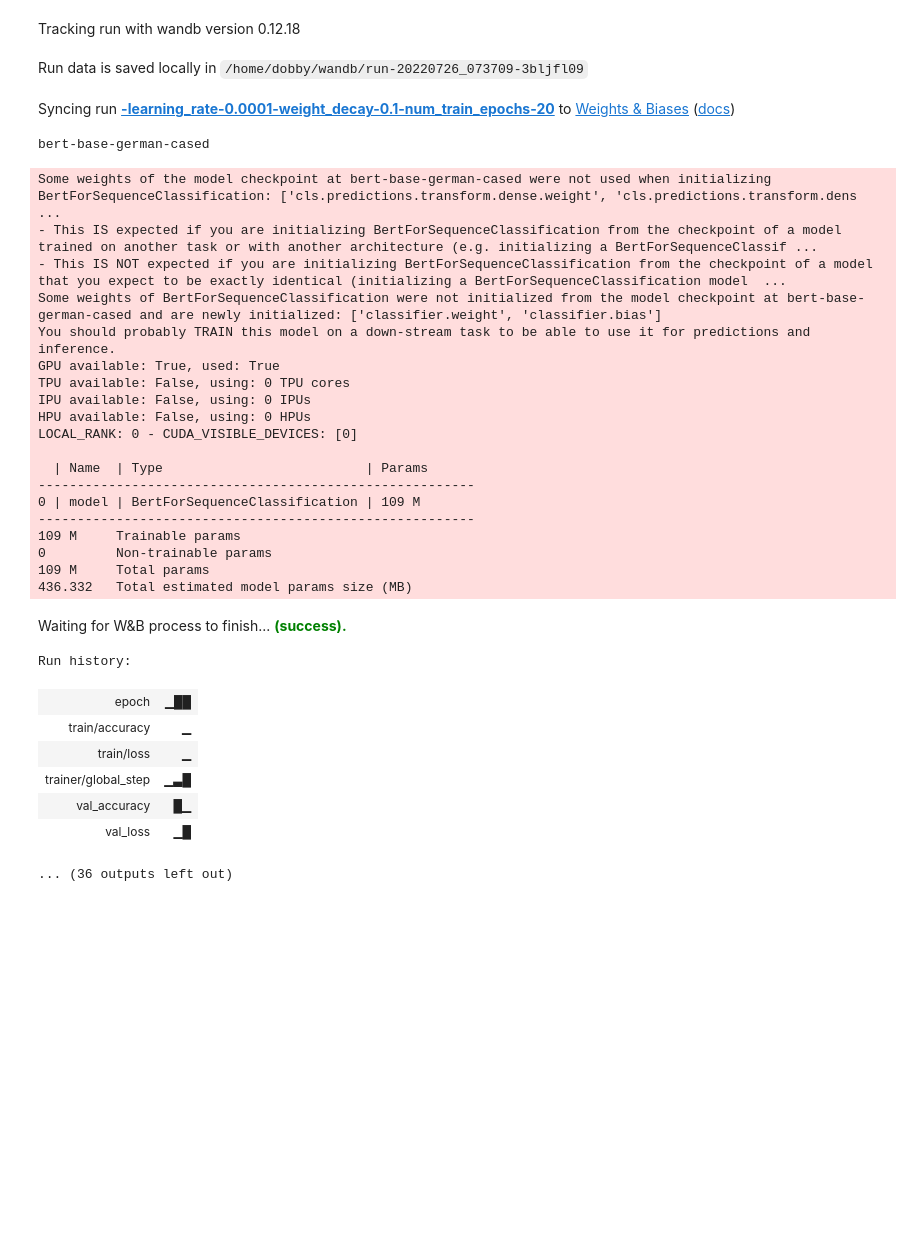
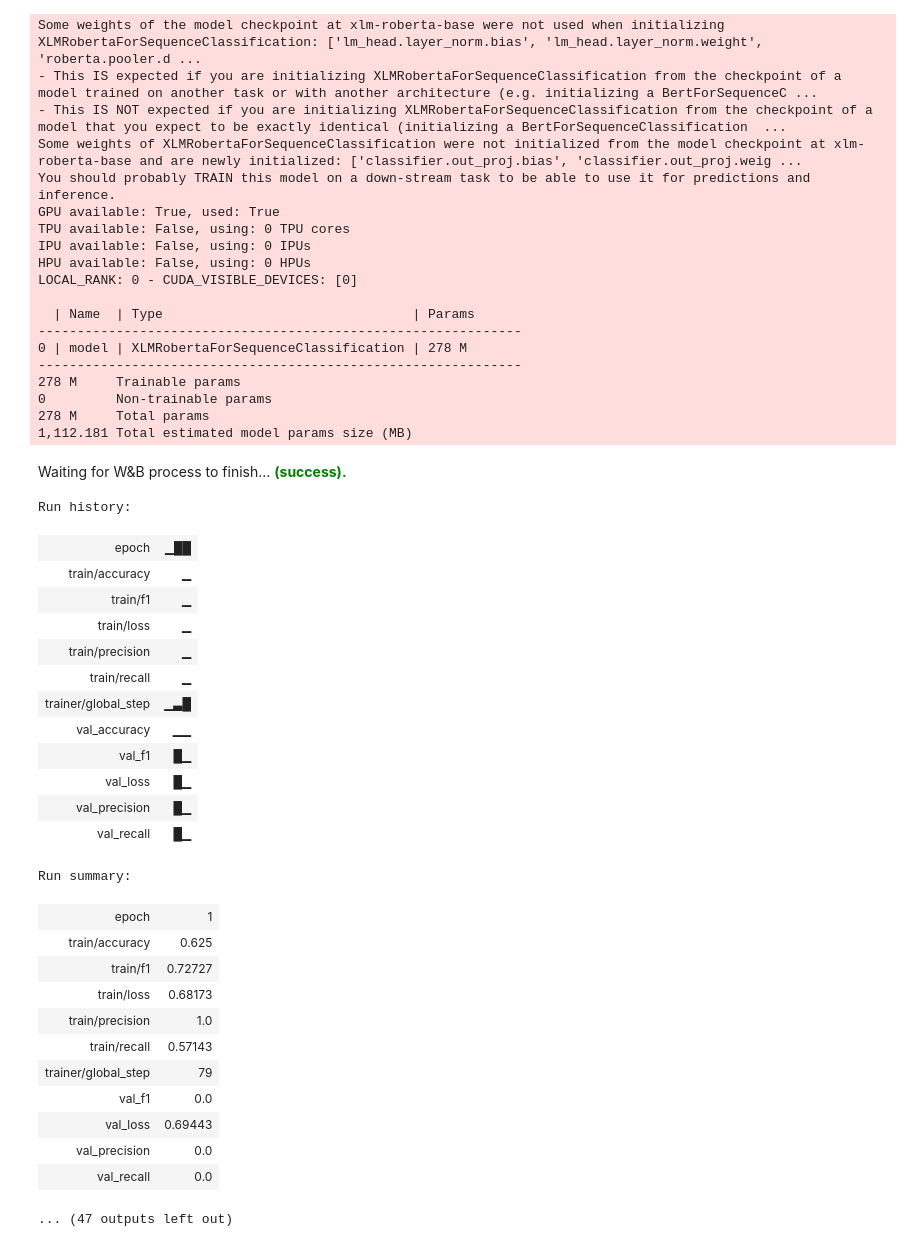
Before and after one commit to icwhite/moderat_transformers_rise, a Jupyter notebook: Training/xml-roberta/german_bert_fine_tuning.ipynb, the cells around one changed output. Drawn from its saved outputs; the diff is of its cells as text; code cells hidden in the pictures; blank space fills up the shorter version.

Commit message:
starting on reproducibility training loop

```diff
--- a/Training/xml-roberta/german_bert_fine_tuning.ipynb
+++ b/Training/xml-roberta/german_bert_fine_tuning.ipynb
@@ -10,14 +10,14 @@ import os
 
 os.environ["TOKENIZERS_PARALLELISM"] = "false"
 
-MODEL_NAME_OR_PATH = "bert-base-german-cased"
+MODEL_NAME_OR_PATH = "xlm-roberta-base"
 DATASETS = ["RP-Crowd-3", "RP-Crowd-2", "RP-Mod"]
 # DATASET_PATH = "/home/dobby/Datasets/resampled/200shap-folds.csv"
 # WANDB_PROJECT_NAME = f"{MODEL_NAME_OR_PATH}-all-datasets"
 OUTPUT_DIR = f"./german-bert-results/"
 
 TUNING_LEARNING_RATE = False
-model_name = "german-bert"
+model_name = "xlm-roberta-base"
 model_class = BertFineTuner
 for dataset in DATASETS:
         source = f"./Datasets/{dataset}-folds.csv"
@@ -70,7 +70,7 @@ for dataset in DATASETS:
                 amp_backend="apex"
                 )
         wandb_project_name = f"{dataset}-hyperparameter-search-{model_name}"
-        possible_weight_decays = [0.1]
+        possible_weight_decays = [0.1, 0.01, 0.001, 0]
         early_stop_callback = EarlyStopping(monitor="val_accuracy", patience=3, mode="max")
         for wd in possible_weight_decays:
                 if TUNING_LEARNING_RATE:
@@ -88,7 +88,7 @@ for dataset in DATASETS:
                         print(f"Best Learning Rate is: {new_lr}")
 
                         # update with the best learning rate
-                        possible_learning_rates = [1e-4, new_lr, 1e-5]
+                        possible_learning_rates = [1e-4, new_lr, 1e-5, 1e-6]
                         # possible_learning_rates = np.power(10, rand.uniform(-6, np.log10(new_lr) + 1, 3))
                 else:
                         possible_learning_rates = [1e-4]
@@ -97,7 +97,7 @@ for dataset in DATASETS:
                         config = {
                                 "learning_rate": lr,
                                 "weight_decay": wd,
-                                "num_train_epochs": 20
+                                "num_train_epochs": 3
                         }
 
                         run_name = ""
@@ -135,32 +137,46 @@ wandb version 0.12.21 is available! To upgrade, please run: $ pip install wandb
+Some weights of the model checkpoint at xlm-roberta-base were not used when initializing XLMRobertaForSequenceClassification: ['lm_head.layer_norm.bias', 'lm_head.layer_norm.weight', 'roberta.pooler.d ...
+- This IS expected if you are initializing XLMRobertaForSequenceClassification from the checkpoint of a model trained on another task or with another architecture (e.g. initializing a BertForSequenceC ...
+- This IS NOT expected if you are initializing XLMRobertaForSequenceClassification from the checkpoint of a model that you expect to be exactly identical (initializing a BertForSequenceClassification  ...
+Some weights of XLMRobertaForSequenceClassification were not initialized from the model checkpoint at xlm-roberta-base and are newly initialized: ['classifier.out_proj.bias', 'classifier.out_proj.weig ...
+You should probably TRAIN this model on a down-stream task to be able to use it for predictions and inference.
+GPU available: True, used: True
+TPU available: False, using: 0 TPU cores
+IPU available: False, using: 0 IPUs
+HPU available: False, using: 0 HPUs
+LOCAL_RANK: 0 - CUDA_VISIBLE_DEVICES: [0]
+
+  | Name  | Type                                | Params
+--------------------------------------------------------------
+0 | model | XLMRobertaForSequenceClassification | 278 M
+--------------------------------------------------------------
+278 M     Trainable params
+0         Non-trainable params
+278 M     Total params
+1,112.181 Total estimated model params size (MB)
-Tracking run with wandb version 0.12.18
+Waiting for W&B process to finish... (success).
-Run data is saved locally in /home/dobby/wandb/run-20220726_073709-3bljfl09
-Syncing run -learning_rate-0.0001-weight_decay-0.1-num_train_epochs-20 to Weights & Biases (docs)
-bert-base-german-cased
-Some weights of the model checkpoint at bert-base-german-cased were not used when initializing BertForSequenceClassification: ['cls.predictions.transform.dense.weight', 'cls.predictions.transform.dens ...
-- This IS expected if you are initializing BertForSequenceClassification from the checkpoint of a model trained on another task or with another architecture (e.g. initializing a BertForSequenceClassif ...
-- This IS NOT expected if you are initializing BertForSequenceClassification from the checkpoint of a model that you expect to be exactly identical (initializing a BertForSequenceClassification model  ...
-Some weights of BertForSequenceClassification were not initialized from the model checkpoint at bert-base-german-cased and are newly initialized: ['classifier.weight', 'classifier.bias']
-You should probably TRAIN this model on a down-stream task to be able to use it for predictions and inference.
-GPU available: True, used: True
-TPU available: False, using: 0 TPU cores
-IPU available: False, using: 0 IPUs
-HPU available: False, using: 0 HPUs
-LOCAL_RANK: 0 - CUDA_VISIBLE_DEVICES: [0]
-
-  | Name  | Type                          | Params
---------------------------------------------------------
-0 | model | BertForSequenceClassification | 109 M
---------------------------------------------------------
-109 M     Trainable params
-0         Non-trainable params
-109 M     Total params
-436.332   Total estimated model params size (MB)
-Waiting for W&B process to finish... (success).
-Run history:
+Run history:
 | epoch | ▁██ |
 | train/accuracy | ▁ |
+| train/f1 | ▁ |
 | train/loss | ▁ |
+| train/precision | ▁ |
+| train/recall | ▁ |
 | trainer/global_step | ▁▃█ |
-| val_accuracy | █▁ |
-| val_loss | ▁█ |
+| val_accuracy | ▁▁ |
+| val_f1 | █▁ |
+| val_loss | █▁ |
+| val_precision | █▁ |
+| val_recall | █▁ |
-... (36 outputs left out)
+Run summary:
+| epoch | 1 |
+| train/accuracy | 0.625 |
+| train/f1 | 0.72727 |
+| train/loss | 0.68173 |
+| train/precision | 1.0 |
+| train/recall | 0.57143 |
+| trainer/global_step | 79 |
+| val_f1 | 0.0 |
+| val_loss | 0.69443 |
+| val_precision | 0.0 |
+| val_recall | 0.0 |
+... (47 outputs left out)
```
Also changed, not shown: parts of 1 cell of this notebook, 3 other files.
